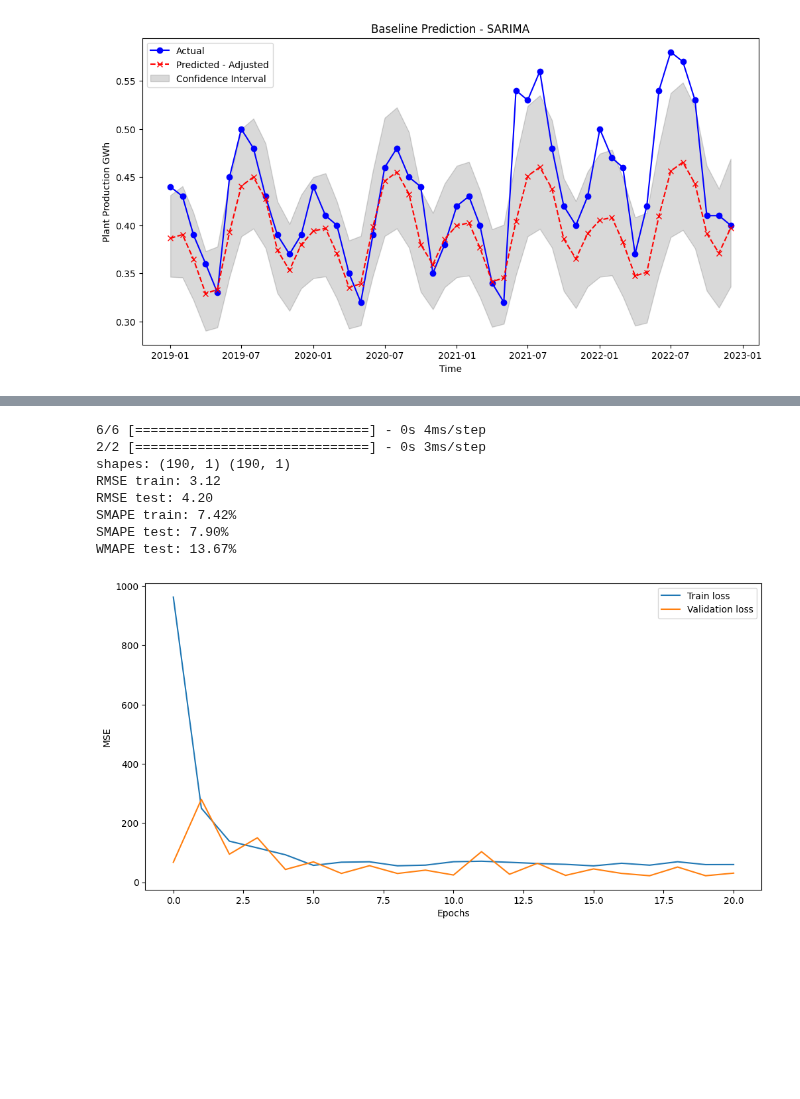
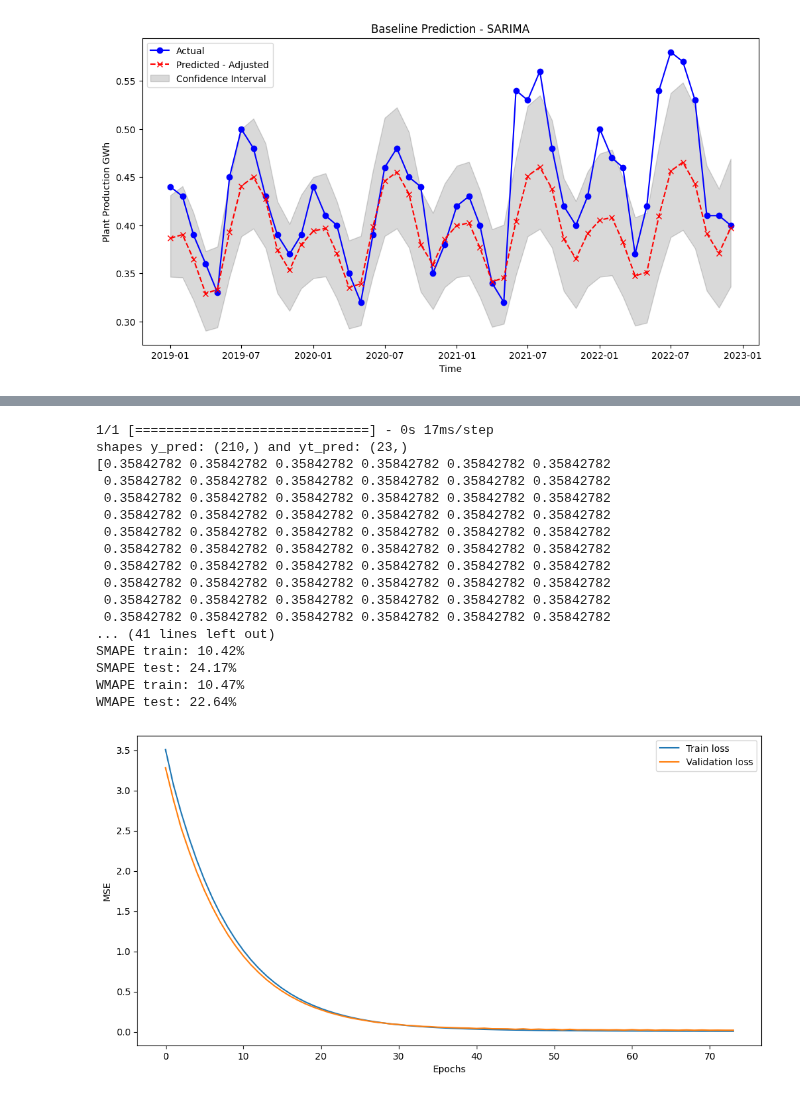
Before and after one commit to ATECO-malta/applied_ml_assignment, a Jupyter notebook: nn_model.ipynb, the cells around one changed output, grey strips where cells are left out. Saved outputs shown, nothing was run; the diff lists cells and outputs as text; code cells hidden in the pictures; blank space fills up the shorter version.

```diff
--- a/nn_model.ipynb
+++ b/nn_model.ipynb
@@ -105,18 +118,18 @@ INDEX = "Date"
 TIME_WINDOW = 1
 LAGS = 1
 
-data_ts = pd.concat([train_df[TARGET], test_df[TARGET]])
+all_data_ts = pd.concat([train_df[TARGET], test_df[TARGET]])
 
 plt.figure(figsize=(12, 6))
 sm.graphics.tsa.plot_acf(
-    data_ts,
+    all_data_ts,
     lags=LAGS * 12,
     auto_ylims=True,
     title="Auto Correlation",
 )
 
-a_season = seasonal_decompose(data_ts, model="a", period=12)
-m_season = seasonal_decompose(data_ts, model="m", period=12)
+a_season = seasonal_decompose(all_data_ts, model="a", period=12)
+m_season = seasonal_decompose(all_data_ts, model="m", period=12)
 fig = a_season.plot()
 fig = m_season.plot()
 plt.show()
@@ -204,7 +217,7 @@ Using the [adfuller](https://www.statsmodels.org/dev/generated/statsmodels.tsa.s
 # %%
 from statsmodels.tsa.stattools import adfuller
 
-result = adfuller(data_ts.values)
+result = adfuller(all_data_ts.values)
 print("T-stat: %f" % result[0])
 print("p-value: %f" % result[1])
 for key, value in result[4].items():
@@ -475,37 +652,43 @@ _________________________________________________________________
 # %%
-y_pred = model.predict(X_series)
-yt_pred = model.predict(Xt_series)
+VAL_SIZE = round(len(X) * VAL_SPLIT)
+y_pred = model.predict(X[:-VAL_SIZE]).flatten()
+yt_pred = model.predict(X[-VAL_SIZE:]).flatten()
 
-print(f"shapes: {y_pred.shape} {y_pred.shape}")
+print(f"shapes y_pred: {y_pred.shape} and yt_pred: {yt_pred.shape}")
+print(y_pred)
+print(train_df[TARGET].values)
 print(
-    f"RMSE train: {mean_squared_error(train_df_scaled[TARGET].iloc[LAGS:-LAGS], y_pred, squared=False):0.02f}"
-)
+    f"RMSE train: {mean_squared_error(y[:-VAL_SIZE], y_pred, squared=False):0.02f}")
 print(
-    f"RMSE test: {mean_squared_error(test_df_scaled[TARGET].iloc[LAGS:-LAGS], yt_pred, squared=False):0.02f}"
-)
-print(
-    f"SMAPE train: {smape(train_df_scaled[TARGET].iloc[LAGS:-LAGS], y_pred):0.02f}%")
-print(
-    f"SMAPE test: {smape(test_df_scaled[TARGET].iloc[LAGS:-LAGS].values, yt_pred):0.02f}%"
-)
-print(
-    f"WMAPE test: {wmape(test_df_scaled[TARGET].iloc[LAGS:-LAGS].values, yt_pred):0.02f}%"
-)
+    f"RMSE test: {mean_squared_error(y[-VAL_SIZE:], yt_pred, squared=False):0.02f}")
+print(f"SMAPE train: {smape(y[:-VAL_SIZE], y_pred):0.02f}%")
+print(f"SMAPE test: {smape(y[-VAL_SIZE:], yt_pred):0.02f}%")
+print(f"WMAPE train: {wmape(y[:-VAL_SIZE], y_pred):0.02f}%")
+print(f"WMAPE test: {wmape(y[-VAL_SIZE:], yt_pred):0.02f}%")
 
 plt.figure(figsize=(12, 6))
 plt.plot(history.history["loss"], label="Train loss")
 plt.plot(history.history["val_loss"], label="Validation loss")
 plt.xlabel("Epochs")
 plt.ylabel("MSE")
 plt.legend()
 plt.show()
 # %% [output]
-6/6 [==============================] - 0s 4ms/step
-2/2 [==============================] - 0s 3ms/step
-shapes: (190, 1) (190, 1)
-RMSE train: 3.12
-RMSE test: 4.20
-SMAPE train: 7.42%
-SMAPE test: 7.90%
-WMAPE test: 13.67%
+1/1 [==============================] - 0s 17ms/step
+shapes y_pred: (210,) and yt_pred: (23,)
+[0.35842782 0.35842782 0.35842782 0.35842782 0.35842782 0.35842782
+ 0.35842782 0.35842782 0.35842782 0.35842782 0.35842782 0.35842782
+ 0.35842782 0.35842782 0.35842782 0.35842782 0.35842782 0.35842782
+ 0.35842782 0.35842782 0.35842782 0.35842782 0.35842782 0.35842782
+ 0.35842782 0.35842782 0.35842782 0.35842782 0.35842782 0.35842782
+ 0.35842782 0.35842782 0.35842782 0.35842782 0.35842782 0.35842782
+ 0.35842782 0.35842782 0.35842782 0.35842782 0.35842782 0.35842782
+ 0.35842782 0.35842782 0.35842782 0.35842782 0.35842782 0.35842782
+ 0.35842782 0.35842782 0.35842782 0.35842782 0.35842782 0.35842782
+ 0.35842782 0.35842782 0.35842782 0.35842782 0.35842782 0.35842782
+... (41 lines left out)
+SMAPE train: 10.42%
+SMAPE test: 24.17%
+WMAPE train: 10.47%
+WMAPE test: 22.64%
-[figure, old version]
+[figure, new version]
```
Also changed, not shown: parts of 22 cells of this notebook.
